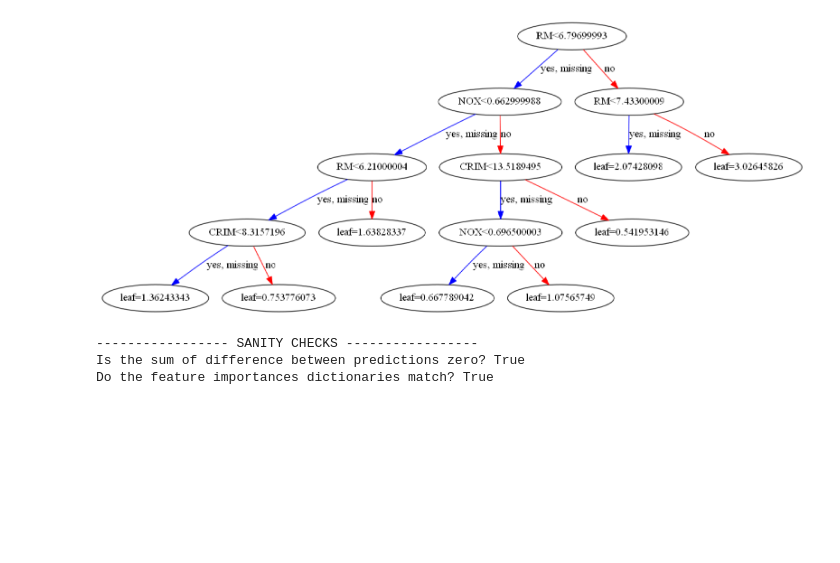
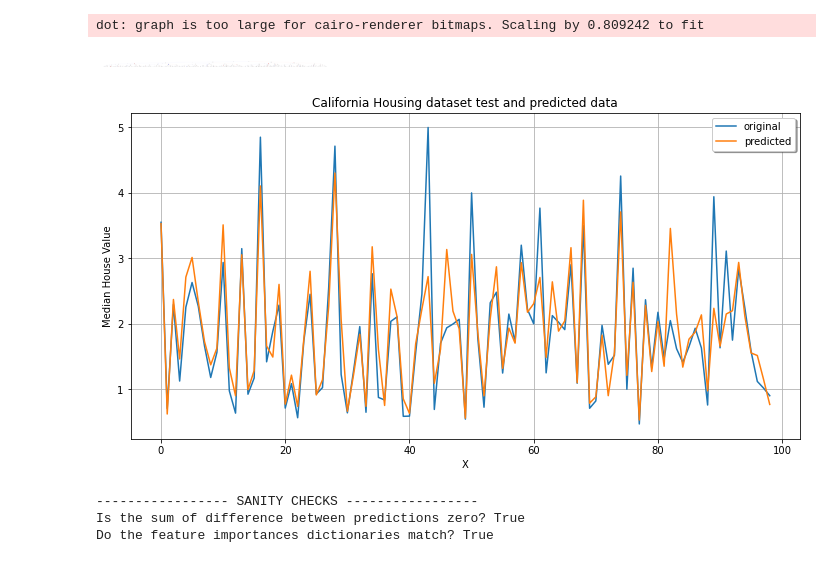
Before and after one commit to EAdomaitis/DSToolkit, a Jupyter notebook: XGBoost Regressor.ipynb, the cells around one changed output. Cells and saved outputs as stored; diff of their text form; code cells hidden in the pictures; blank space fills up the shorter version.

```diff
--- a/XGBoost Regressor.ipynb
+++ b/XGBoost Regressor.ipynb
@@ -181,9 +168,25 @@ plt.show()
 # %%
 # Display plot of first tree
-xgb.plot_tree(xgb_reg,num_trees=0)
+xgb.plot_tree(xgbr_model,num_trees=0)
 plt.rcParams['figure.figsize'] = [100, 20]
 plt.show()
 # %% [output]
+dot: graph is too large for cairo-renderer bitmaps. Scaling by 0.809242 to fit
-[figure, old version]
+[figure, new version]
+# %%
+# Display plot of 100 observations vs predicted
+num_observations=100
+x_ax = range(len(y_test[0:num_observations-1]))
+plt.figure(figsize=(12, 6))
+plt.plot(x_ax, y_test[0:num_observations-1], label="original")
+plt.plot(x_ax, xgbr_preds[0:num_observations-1], label="predicted")
+plt.title("California Housing dataset test and predicted data")
+plt.xlabel('X')
+plt.ylabel('Median House Value')
+plt.legend(loc='best',fancybox=True, shadow=True)
+plt.grid(True)
+plt.show()
+# %% [output]
+[figure, added]
 # %%
 # Save the model
```
Also changed, not shown: parts of 9 cells of this notebook.
